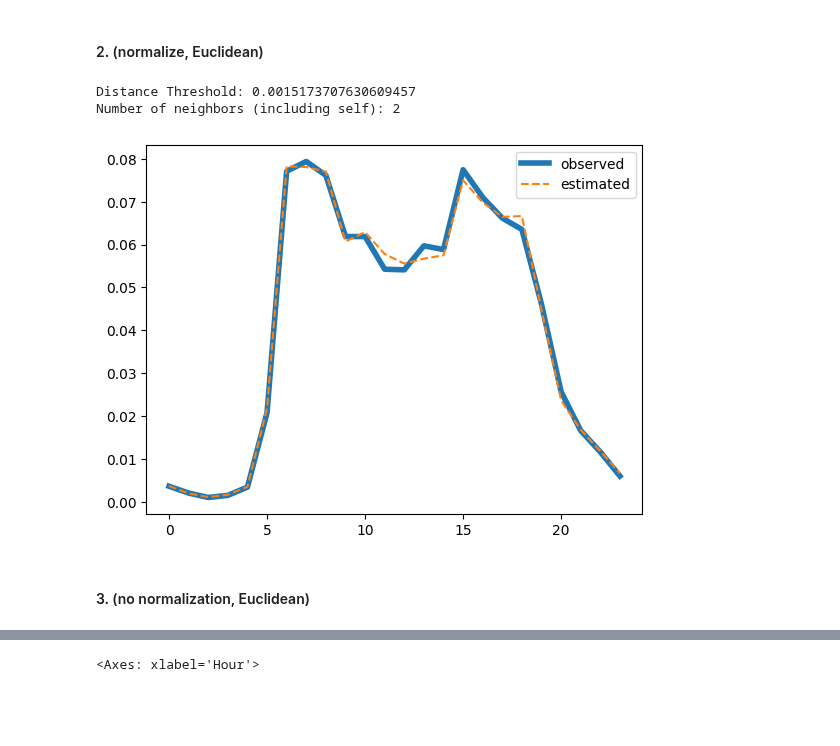
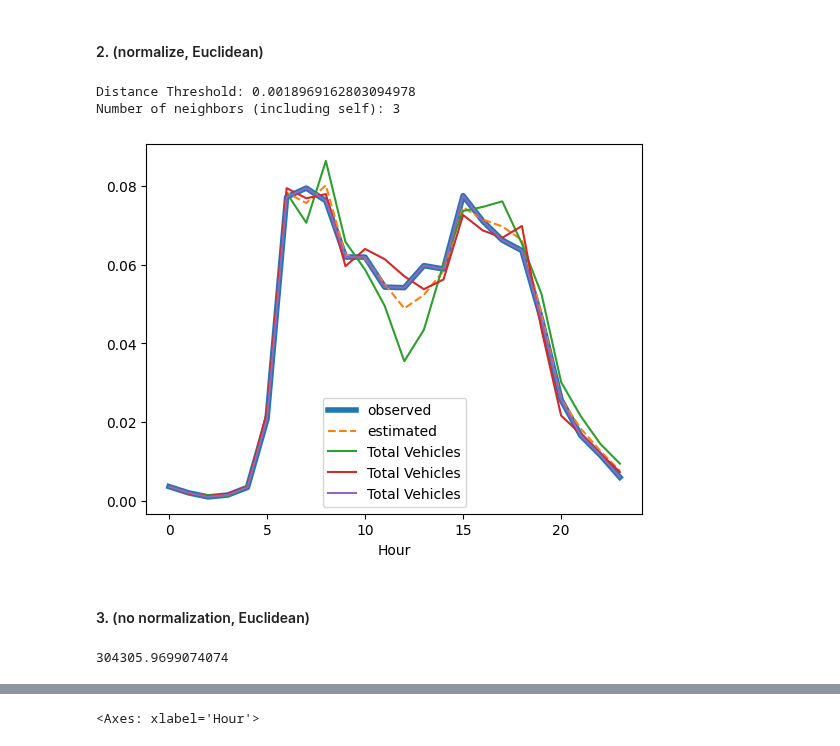
Before and after one commit to jacobf18/Dist-NN, a Jupyter notebook: mta_data.ipynb, the cells around one changed output, grey strips where cells are left out. Drawn from its saved outputs; the diff is of its cells as text; code cells hidden in the pictures; blank space fills up the shorter version.

```diff
--- a/mta_data.ipynb
+++ b/mta_data.ipynb
@@ -171,2 +339,3 @@ dict_keys([((21, 7), (35, 2017)), ((22, 7), (35, 2017)), ((23, 7), (35, 2017)),
 # %%
-ppf_dict[((24, 2), (36, 2017))] is None
+key = ((24, 2), (36, 2017))
+dist_threshold = optimize_dist_threshold(key, ppf_dict, pairwise_dists)
@@ -269,0 +342,4 @@ Number of neighbors (including self): 2
+# %%
+# get key's features
+plaza_id, weekday = key[0]
+week_number, year = key[1]
@@ -292,4 +395,0 @@ def get_euclidean_dists(key, normalized_dict):
-# %%
-key = (24, 2), (36, 2017)
-
-euclidean_dists = get_euclidean_dists(key, normalized_dict)
@@ -296,42 +431,52 @@ euclidean_dists = get_euclidean_dists(key, normalized_dict)
+# %%
+with open('pairwise_normalized_euclidean_dists.pkl', 'wb') as f:
+    pickle.dump(normalized_euclidean_dists, f)
 # %%
 def get_euclidean_avg(key, input_dict, neighbors):
-    neighbor_data = np.array([input_dict[(neighbor, key[1])].values for neighbor in neighbors])
+    neighbor_data = np.array([input_dict[(neighbor, key[1])].values for neighbor in neighbors if normalized_dict.get((neighbor, key[1])) is not None])
     return np.mean(neighbor_data, axis=0).flatten()
 
 def evaluate_dist_threshold_euclidean(key, input_dict, euclidean_dists, dist_threshold):
-    neighbors = get_neighbors(key, input_dict, euclidean_dists, dist_threshold)
+    neighbors = get_neighbors(key, normalized_dict, euclidean_dists, dist_threshold)
     if len(neighbors) == 0: # if no neighbors, return high number
         return np.inf
-    observed_data = normalized_dict.get(key).values # observed
-    est = get_euclidean_avg(key, normalized_dict, neighbors) # estimated
+    observed_data = input_dict.get(key).values # observed
+    est = get_euclidean_avg(key, input_dict, neighbors) # estimated
     return np.mean(np.power(observed_data.flatten() - est, 2)) # return squared Euclidean distance
 
-def optimize_dist_threshold_euclidean(key, input_dict, euclidean_dists, max_threshold = 2.0):
+def optimize_dist_threshold_euclidean(key, input_dict, euclidean_dists, max_threshold = 0.1, min_threshold=1e-6, num_tests=10):
+    keys_to_sample_from = list(set(k for k in input_dict.keys()
+                                   if input_dict.get(k) is not None and k[0] == key[0] and k != key))
+    rand_keys = random.sample(keys_to_sample_from, num_tests)
     def obj(dist_threshold):
-        return evaluate_dist_threshold_euclidean(key=key,
-                                                 input_dict=input_dict,
-                                                 euclidean_dists=euclidean_dists,
-                                                 dist_threshold=dist_threshold)
+        return sum(evaluate_dist_threshold_euclidean(key=key,
+                                                     input_dict=input_dict,
+                                                     euclidean_dists=euclidean_dists,
+                                                     dist_threshold=dist_threshold) for key in rand_keys)
 
-    best_eta = fmin(fn=obj, verbose = True, space=hp.uniform('eta', 0.00001, max_threshold), algo=tpe.suggest, max_evals=50)
+    best_eta = fmin(fn=obj, verbose = True, space=hp.uniform('eta', min_threshold, max_threshold), algo=tpe.suggest, max_evals=50)
     return best_eta['eta']
 
 key = ((24, 2), (36, 2017))
-dist_threshold = optimize_dist_threshold_euclidean(key, normalized_dict, euclidean_dists)
+dist_threshold = optimize_dist_threshold_euclidean(key, normalized_dict, normalized_euclidean_dists)
 print(f'Distance Threshold: {dist_threshold}')
-neighbors = get_neighbors(key, normalized_dict, euclidean_dists, dist_threshold)
+neighbors = get_neighbors(key, normalized_dict, normalized_euclidean_dists, dist_threshold)
 if normalized_dict.get(key) is not None:
     neighbors.append(key[0])
 print(f'Number of neighbors (including self): {len(neighbors)}')
 plt.figure()
 plt.plot(range(24), normalized_dict.get(key).values, label='observed', linewidth=4)
 est = get_euclidean_avg(key, normalized_dict, neighbors)
 plt.plot(range(24), est, label='estimated', linestyle='--')
+ax = plt.gca()
+for neighbor in neighbors:
+    if normalized_dict.get((neighbor, key[1])) is not None:
+        normalized_dict.get((neighbor, key[1])).plot(ax=ax)
 plt.legend()
 plt.show()
 # %% [output]
-Distance Threshold: 0.0015173707630609457
-Number of neighbors (including self): 2
+Distance Threshold: 0.0018969162803094978
+Number of neighbors (including self): 3
-[figure, old version]
+[figure, new version]
 # %% [markdown]
 #### 3. (no normalization, Euclidean)
@@ -341,2 +488,9 @@ euclidean_dists_raw = get_euclidean_dists(key, data_dict)
+# %%
+evaluate_dist_threshold_euclidean(key=((24, 2), (48, 2019)),
+                                  input_dict=data_dict,
+                                  euclidean_dists=pairwise_euclidean_dists,
+                                  dist_threshold=10e6)
+# %% [output]
+304305.9699074074
 # %%
 key = ((24, 2), (36, 2017))
```
Also changed, not shown: parts of 43 cells of this notebook, 1 other file.
